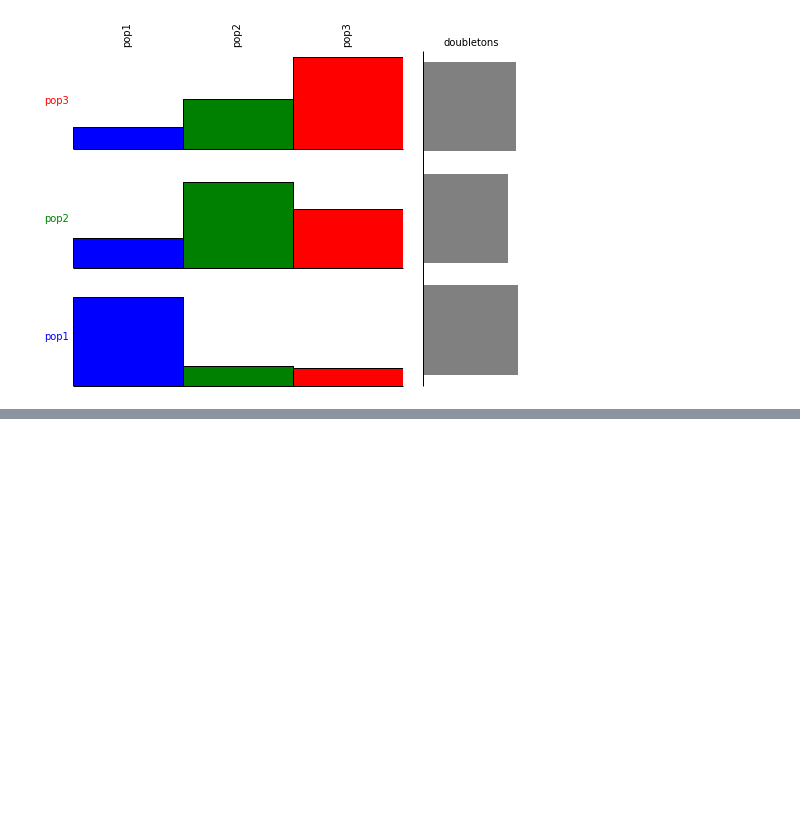
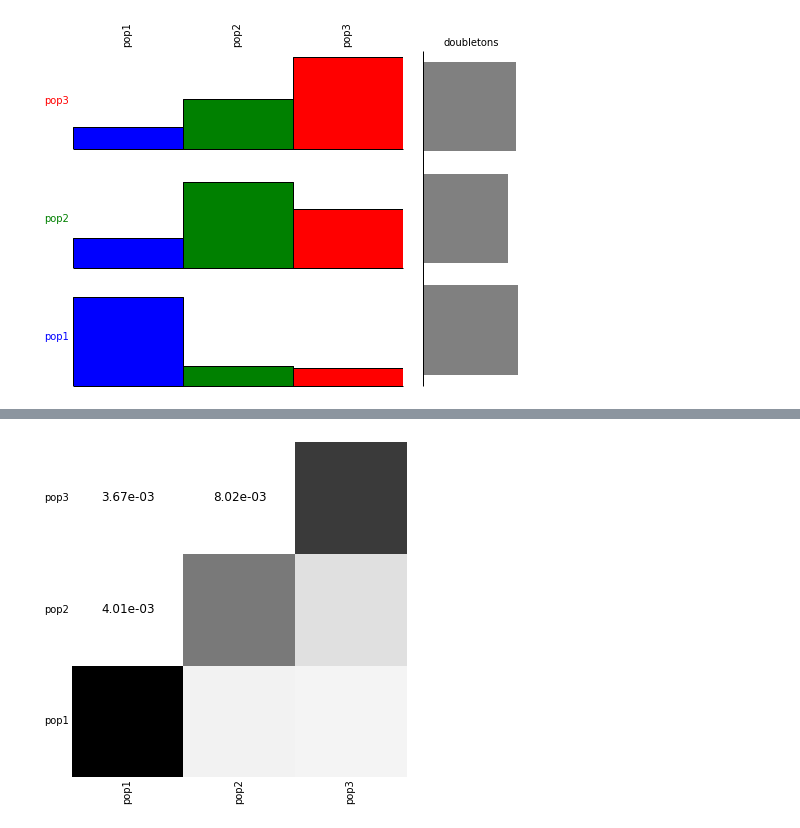
Before and after one commit to alimanfoo/anhima, a Jupyter notebook: examples/af.ipynb, the cells around one changed output, grey strips where cells are left out. Cells and saved outputs as stored; diff of their text form; code cells hidden in the pictures; blank space fills up the shorter version.

```diff
--- a/examples/af.ipynb
+++ b/examples/af.ipynb
@@ -201,0 +224,7 @@ anhima.af.plot_shared_doubletons_bar(dbl_counts,
+# %%
+anhima.af.plot_shared_doubletons_heatmap(dbl_counts_normed,
+                                         subpop_labels=['pop1', 'pop2', 'pop3'],
+                                         text_kwargs=dict(fontsize=12),
+                                         color_diagonal=True);
+# %% [output]
+[figure, added]
```
Also changed, not shown: parts of 6 cells of this notebook, 1 other file.
